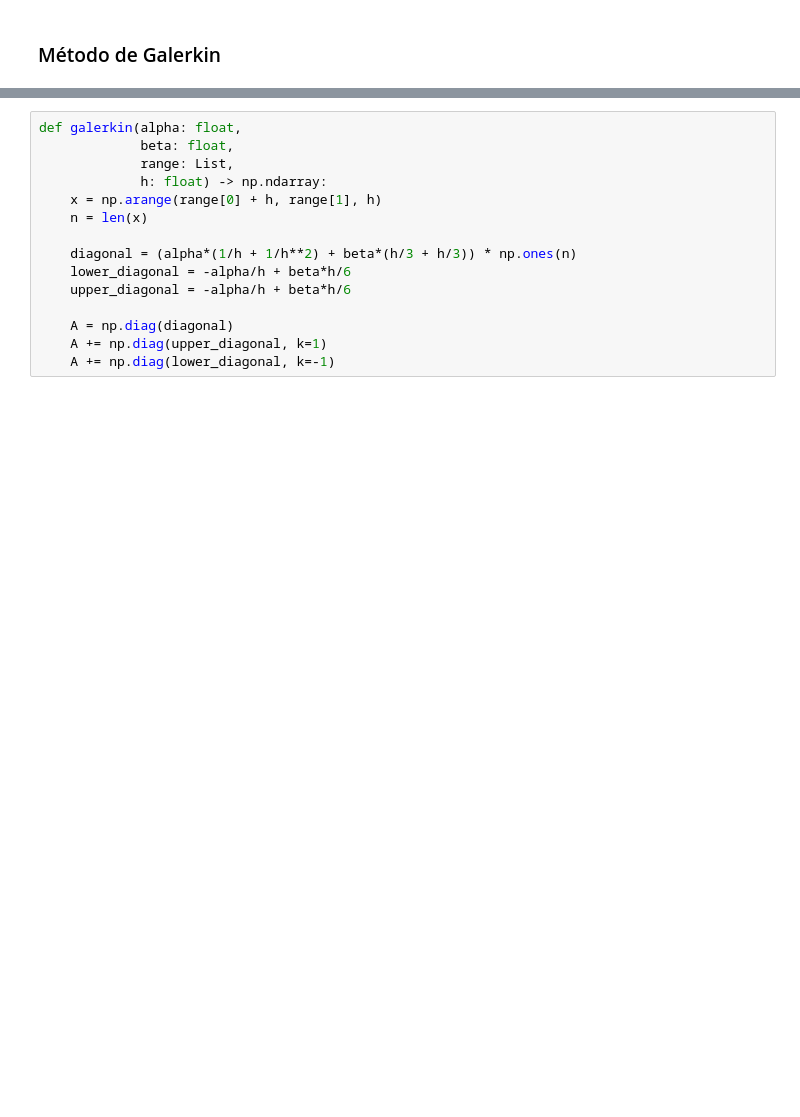
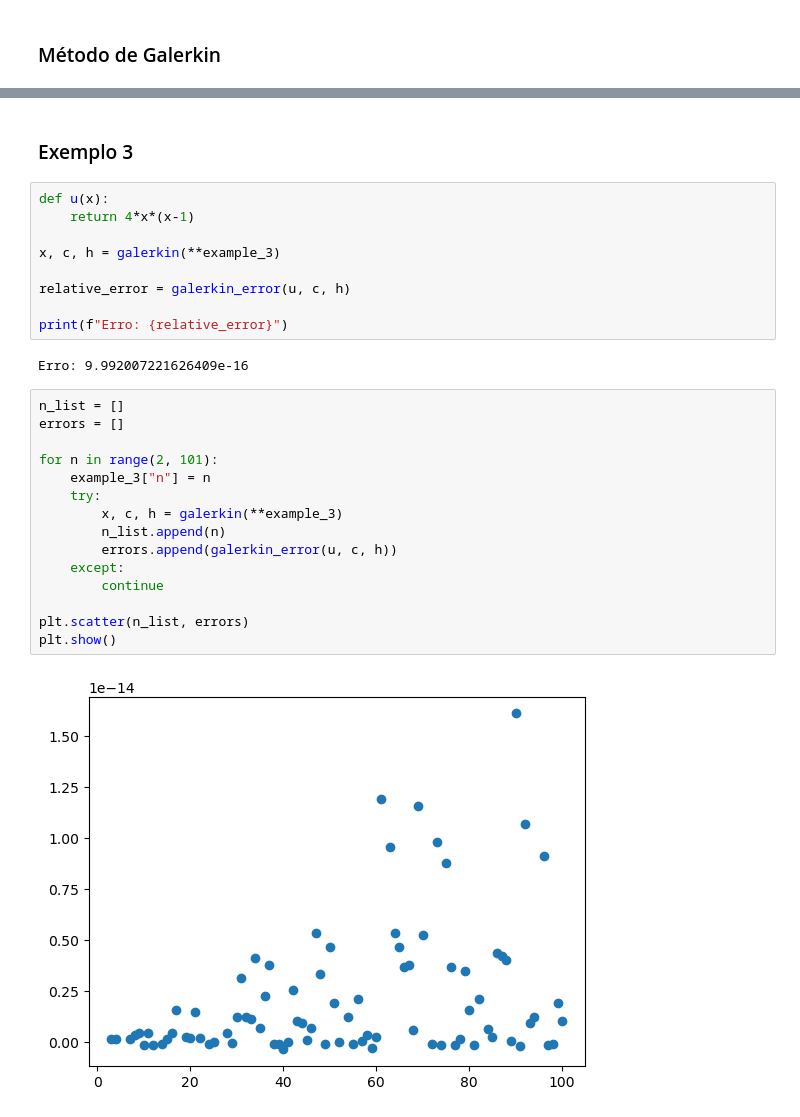
Before and after one commit to pedro-jorge/Elementos-Finitos, a Jupyter notebook: Lab_1.ipynb, the cells around one changed output, grey strips where cells are left out. Drawn from its saved outputs; the diff is of its cells as text; blank space fills up the shorter version.

Commit message:
update galerkin

```diff
--- a/Lab_1.ipynb
+++ b/Lab_1.ipynb
@@ -154,15 +160,30 @@ def finite_difference(alpha: float,
-# %%
-def galerkin(alpha: float,
-             beta: float,
-             range: List,
-             h: float) -> np.ndarray:
-    x = np.arange(range[0] + h, range[1], h)
-    n = len(x)
-
-    diagonal = (alpha*(1/h + 1/h**2) + beta*(h/3 + h/3)) * np.ones(n)
-    lower_diagonal = -alpha/h + beta*h/6
-    upper_diagonal = -alpha/h + beta*h/6
-
-    A = np.diag(diagonal)
-    A += np.diag(upper_diagonal, k=1)
-    A += np.diag(lower_diagonal, k=-1)
+# %% [markdown]
+### Exemplo 3
+# %%
+def u(x):
+    return 4*x*(x-1)
+
+x, c, h = galerkin(**example_3)
+
+relative_error = galerkin_error(u, c, h)
+
+print(f"Erro: {relative_error}")
+# %% [output]
+Erro: 9.992007221626409e-16
+# %%
+n_list = []
+errors = []
+
+for n in range(2, 101):
+    example_3["n"] = n
+    try:
+        x, c, h = galerkin(**example_3)
+        n_list.append(n)
+        errors.append(galerkin_error(u, c, h))
+    except:
+        continue
+
+plt.scatter(n_list, errors)
+plt.show()
+# %% [output]
+[figure, added]
```
Also changed, not shown: parts of 13 cells of this notebook.
